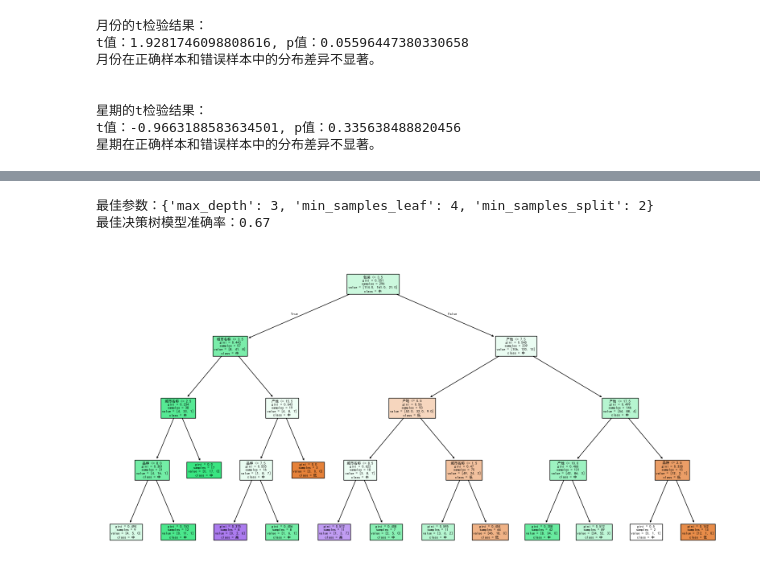
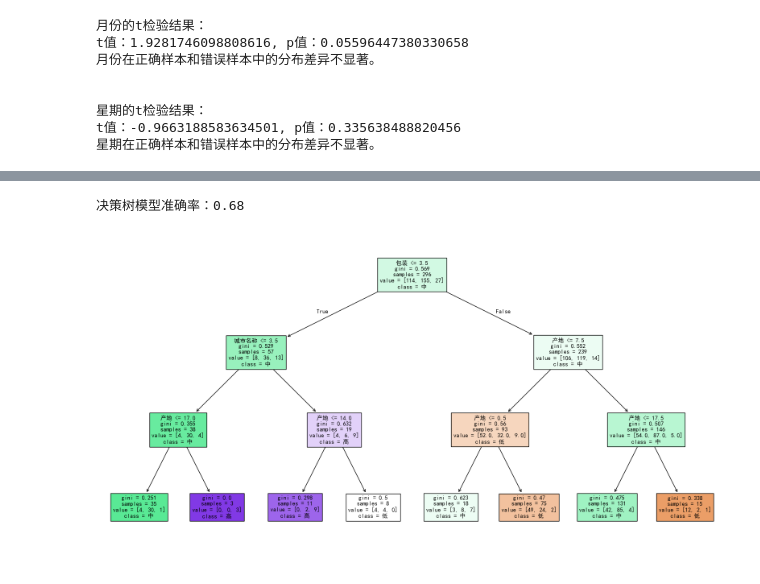
Before and after one commit to liushisi7/liushisi7_xiaoxueqi_renmeng, a Jupyter notebook: 作业四/notebooks/cw_eda.ipynb, the cells around one changed output, grey strips where cells are left out. Saved outputs shown, nothing was run; the diff lists cells and outputs as text; code cells hidden in the pictures.

```diff
--- a/作业四/notebooks/cw_eda.ipynb
+++ b/作业四/notebooks/cw_eda.ipynb
@@ -194,60 +222,33 @@ Name: 9, dtype: object
 # %%
-"""
-使用简单的决策树并进行参数调优
-"""
-
-# 导入常用库
-import pandas as pd
-import numpy as np
+# 根据相对误差建立一个简单的决策树
+# 这里只是一个示例，实际应用中可能需要更复杂的模型和特征工程
 from sklearn.tree import DecisionTreeClassifier
-from sklearn.model_selection import train_test_split, GridSearchCV
+from sklearn.model_selection import train_test_split
 from sklearn.metrics import accuracy_score
-from sklearn.preprocessing import LabelEncoder
 
 # 将相对误差转换为三分类标签：5，50为分界划分 低(1), 中(2), 高(3)
-df['相对误差分类'] = df['相对误差(%)'].apply(lambda x: 1 if x < 5 else 2 if x < 50 else 3)
-
-# 对分类特征进行编码
-label_encoders = {}
-for column in ['物品尺寸', '包装', '品种', '产地', '城市名称']:
-    le = LabelEncoder()
-    df[column] = le.fit_transform(df[column])
-    label_encoders[column] = le
-
+df['相对误差分类'] = df['相对误差(%)'].apply(lambda x: 1 if x < 5 else 2 if x < 40 else 3)
 # 划分特征和标签
 X = df[['月份', '星期', '物品尺寸', '包装', '品种', '产地', '城市名称']]
 y = df['相对误差分类']
 
-# 定义参数网格
-param_grid = {
-    'max_depth': [ 2, 3],
-    'min_samples_split': [2, 5, 10],
-    'min_samples_leaf': [1, 2, 4],
-    'criterion': ['gini', 'entropy']
-}
-
-# 使用网格搜索进行参数调优
-grid_search = GridSearchCV(DecisionTreeClassifier(), param_grid, cv=5, scoring='accuracy')
-grid_search.fit(X, y)
-
-# 输出最佳参数和最佳模型准确率
-best_params = grid_search.best_params_
-best_model = grid_search.best_estimator_
-y_pred = best_model.predict(X)
+# 直接训练决策树模型
+model = DecisionTreeClassifier(max_depth=3,criterion='gini',random_state=42)
+model.fit(X, y)
+# 输出模型准确率
+y_pred = model.predict(X)
 accuracy = accuracy_score(y, y_pred)
-print(f'最佳参数：{best_params}')
-print(f'最佳决策树模型准确率：{accuracy:.2f}')
+print(f'决策树模型准确率：{accuracy:.2f}')
 # %% [output]
-最佳参数：{'max_depth': 3, 'min_samples_leaf': 4, 'min_samples_split': 2}
-最佳决策树模型准确率：0.67
+决策树模型准确率：0.68
 # %%
 
 # 绘制决策树
 from sklearn.tree import plot_tree
 import matplotlib.pyplot as plt
 
 plt.figure(figsize=(20, 10))
-plot_tree(best_model, filled=True, feature_names=X.columns, class_names=['低', '中', '高'])
+plot_tree(model, filled=True, feature_names=X.columns, class_names=['低', '中', '高'])
 plt.show()
 # %% [output]
-[figure, old version]
+[figure, new version]
```
Also changed, not shown: parts of 3 cells of this notebook.
